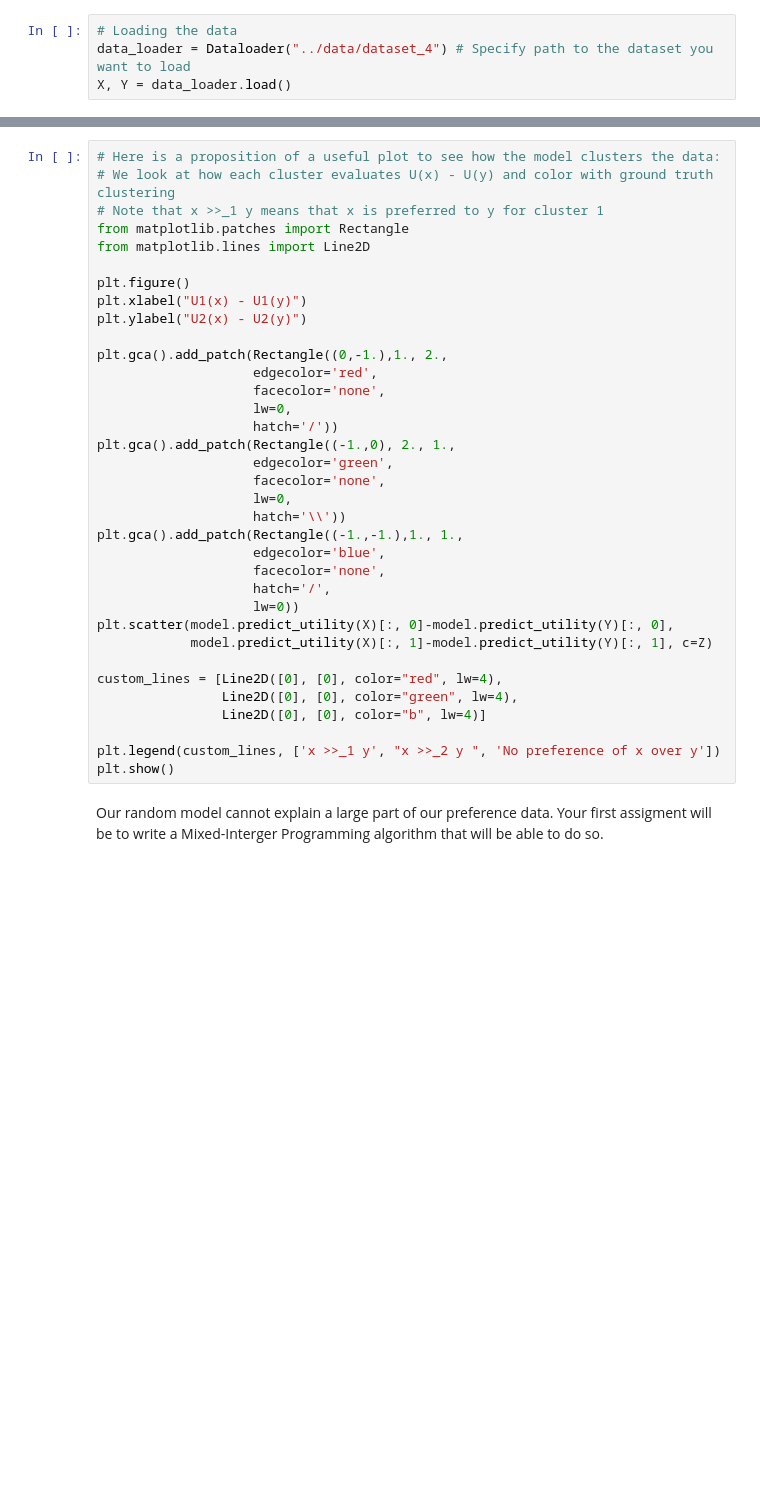
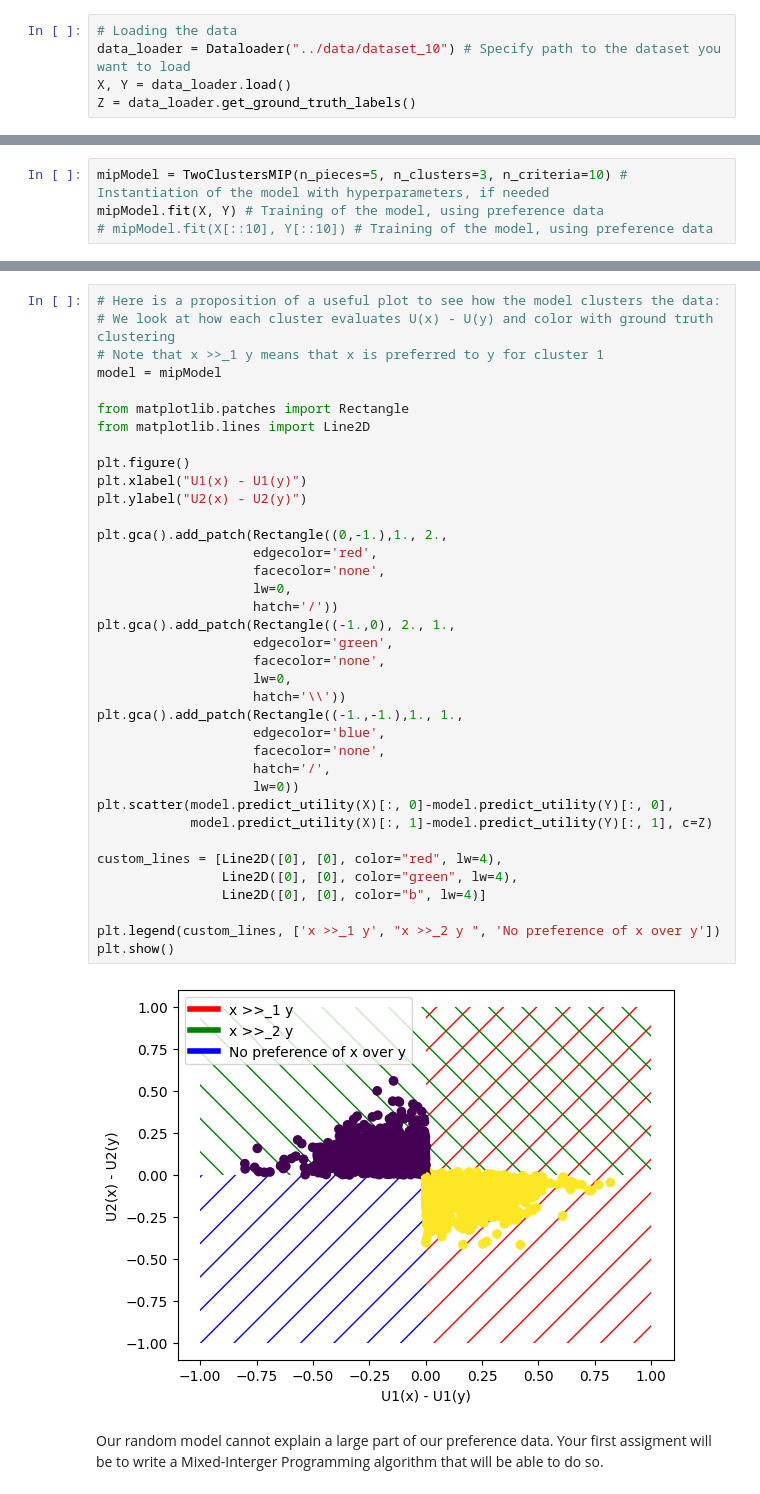
Before and after one commit to artefactory/cs-sdp-2023-24, a Jupyter notebook: notebooks/example.ipynb, the cells around one changed output, grey strips where cells are left out. Saved outputs shown, nothing was run; the diff lists cells and outputs as text; blank space fills up the shorter version.

Commit message:
Implement a TwoclustersMIP model

```diff
--- a/notebooks/example.ipynb
+++ b/notebooks/example.ipynb
@@ -13,4 +13,5 @@ import metrics
 # %%
 # Loading the data
-data_loader = Dataloader("../data/dataset_4") # Specify path to the dataset you want to load
+data_loader = Dataloader("../data/dataset_10") # Specify path to the dataset you want to load
 X, Y = data_loader.load()
+Z = data_loader.get_ground_truth_labels()
@@ -31,0 +115,4 @@ print(model.predict_preference(X, Y)[:5]) # For each cluster we see if X is pref
+# %%
+mipModel = TwoClustersMIP(n_pieces=5, n_clusters=3, n_criteria=10) # Instantiation of the model with hyperparameters, if needed
+mipModel.fit(X, Y) # Training of the model, using preference data
+# mipModel.fit(X[::10], Y[::10]) # Training of the model, using preference data
@@ -62,37 +279,41 @@ print("Cluster intersection for all samples:", cluster_intersection.from_model(m
 # Here is a proposition of a useful plot to see how the model clusters the data:
 # We look at how each cluster evaluates U(x) - U(y) and color with ground truth clustering
 # Note that x >>_1 y means that x is preferred to y for cluster 1
+model = mipModel
+
 from matplotlib.patches import Rectangle
 from matplotlib.lines import Line2D
 
 plt.figure()
 plt.xlabel("U1(x) - U1(y)")
 plt.ylabel("U2(x) - U2(y)")
 
 plt.gca().add_patch(Rectangle((0,-1.),1., 2.,
                     edgecolor='red',
                     facecolor='none',
                     lw=0,
                     hatch='/'))
 plt.gca().add_patch(Rectangle((-1.,0), 2., 1.,
                     edgecolor='green',
                     facecolor='none',
                     lw=0,
                     hatch='\\'))
 plt.gca().add_patch(Rectangle((-1.,-1.),1., 1.,
                     edgecolor='blue',
                     facecolor='none',
                     hatch='/',
                     lw=0))
 plt.scatter(model.predict_utility(X)[:, 0]-model.predict_utility(Y)[:, 0],
             model.predict_utility(X)[:, 1]-model.predict_utility(Y)[:, 1], c=Z)
 
 custom_lines = [Line2D([0], [0], color="red", lw=4),
                 Line2D([0], [0], color="green", lw=4),
                 Line2D([0], [0], color="b", lw=4)]
 
 plt.legend(custom_lines, ['x >>_1 y', "x >>_2 y ", 'No preference of x over y'])
 plt.show()
+# %% [output]
+[figure, added]
 # %% [markdown]
 Our random model cannot explain a large part of our preference data. Your first assigment will be to write a Mixed-Interger Programming algorithm that will be able to do so.
 # %%
```
Also changed, not shown: parts of 34 cells of this notebook, 1 other file.
